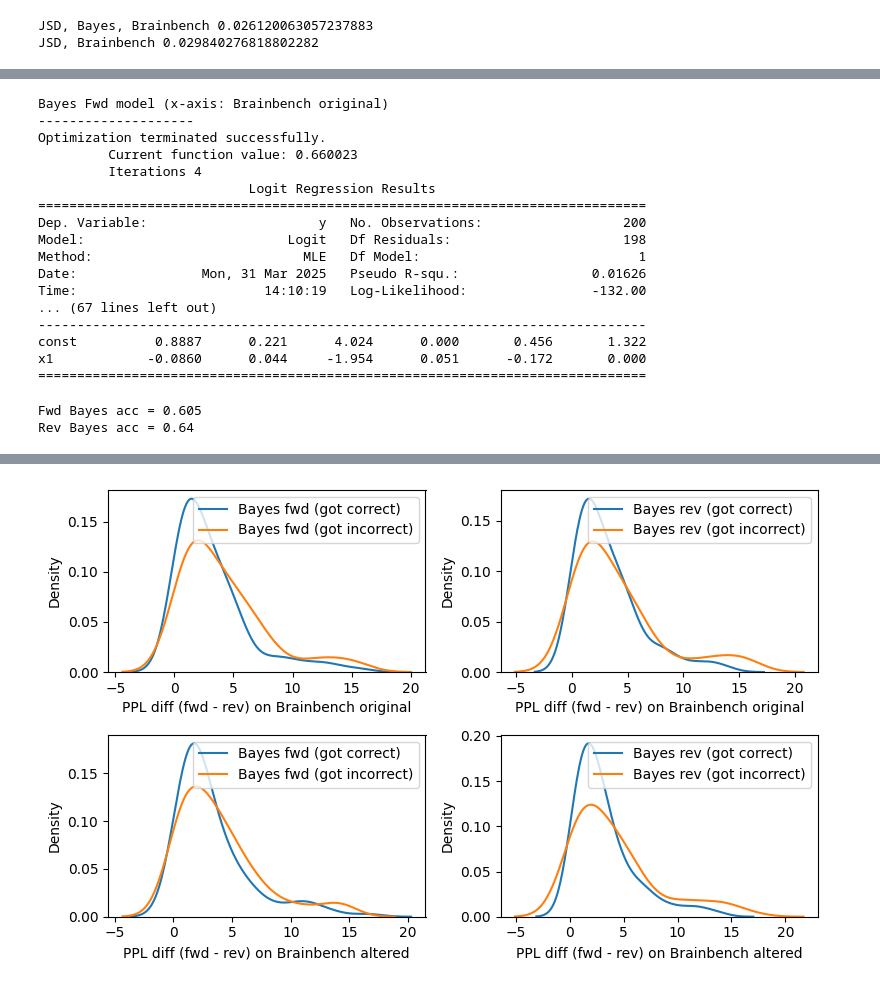
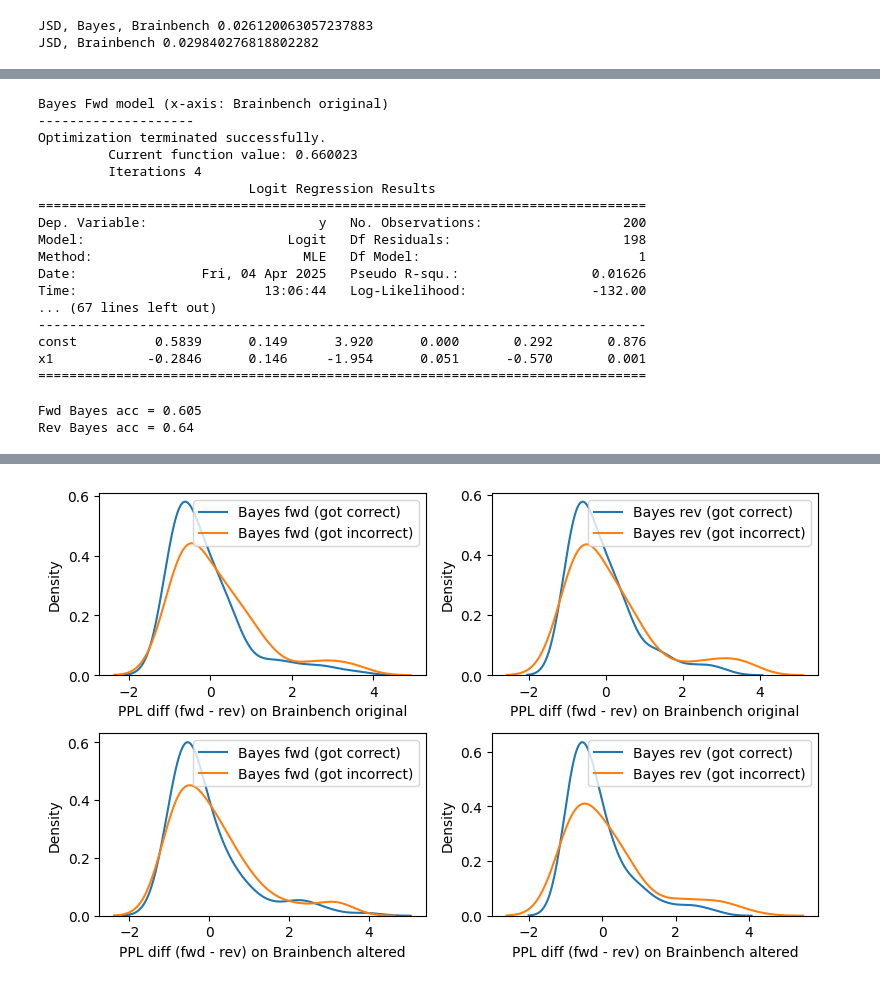
Before and after one commit to braingpt-lovelab/backwards, a Jupyter notebook: analyses/explore_ppl_diff_bayes.ipynb, the cells around one changed output, grey strips where cells are left out. Saved outputs shown, nothing was run; the diff lists cells and outputs as text; code cells hidden in the pictures.

```diff
--- a/analyses/explore_ppl_diff_bayes.ipynb
+++ b/analyses/explore_ppl_diff_bayes.ipynb
@@ -347,3 +369,6 @@ fwd_rev_bayes_brainbench_original_ppl_diff \
     = np.abs(fwd_bayes_brainbench_ppls_original - rev_bayes_brainbench_ppls_original)
 fwd_rev_bayes_brainbench_altered_ppl_diff \
     = np.abs(fwd_bayes_brainbench_ppls_altered - rev_bayes_brainbench_ppls_altered)
+
+# Set normalization to raw differences.
+norm = "z_score"
@@ -350,3 +472,24 @@ fwd_rev_bayes_brainbench_altered_ppl_diff \
+# %%
+if norm == "per_item_mean":
+    fwd_rev_bayes_brainbench_original_ppl_diff_norm = fwd_rev_bayes_brainbench_original_ppl_diff_norm1
+    fwd_rev_bayes_brainbench_altered_ppl_diff_norm = fwd_rev_bayes_brainbench_altered_ppl_diff_norm1
+    fwd_bayes_brainbench_ppls_diff_norm = fwd_bayes_brainbench_ppls_diff_norm1
+    rev_bayes_brainbench_ppls_diff_norm = rev_bayes_brainbench_ppls_diff_norm1
+elif norm == "min_max":
+    fwd_rev_bayes_brainbench_original_ppl_diff_norm = fwd_rev_bayes_brainbench_original_ppl_diff_norm2
+    fwd_rev_bayes_brainbench_altered_ppl_diff_norm = fwd_rev_bayes_brainbench_altered_ppl_diff_norm2
+    fwd_bayes_brainbench_ppls_diff_norm = fwd_bayes_brainbench_ppls_diff_norm2
+    rev_bayes_brainbench_ppls_diff_norm = rev_bayes_brainbench_ppls_diff_norm2
+elif norm == "z_score":
+    fwd_rev_bayes_brainbench_original_ppl_diff_norm = fwd_rev_bayes_brainbench_original_ppl_diff_norm3
+    fwd_rev_bayes_brainbench_altered_ppl_diff_norm = fwd_rev_bayes_brainbench_altered_ppl_diff_norm3
+    fwd_bayes_brainbench_ppls_diff_norm = fwd_bayes_brainbench_ppls_diff_norm3
+    rev_bayes_brainbench_ppls_diff_norm = rev_bayes_brainbench_ppls_diff_norm3
+else:
+    fwd_rev_bayes_brainbench_original_ppl_diff_norm = fwd_rev_bayes_brainbench_original_ppl_diff
+    fwd_rev_bayes_brainbench_altered_ppl_diff_norm = fwd_rev_bayes_brainbench_altered_ppl_diff
+    fwd_bayes_brainbench_ppls_diff_norm = fwd_bayes_brainbench_ppls_diff
+    rev_bayes_brainbench_ppls_diff_norm = rev_bayes_brainbench_ppls_diff
 # %%
 ### Plot 1:
 fig, axes = plt.subplots(2, 2, figsize=(10, 10))
@@ -646,7 +789,7 @@ P-value: 0.0469070085826461
 # %%
 print("\nBayes Fwd model (x-axis: Brainbench original)")
 print("-" * 20)
-x = fwd_rev_bayes_brainbench_original_ppl_diff
+x = fwd_rev_bayes_brainbench_original_ppl_diff_norm
 y = fwd_bayes_brainbench_per_item_correctness
 x = sm.add_constant(x)
 model = sm.Logit(y, x)
@@ -655,7 +798,7 @@ print(result.summary())
 
 print("\nBayes Rev model (x-axis: Brainbench original)")
 print("-" * 20)
-x = fwd_rev_bayes_brainbench_original_ppl_diff
+x = fwd_rev_bayes_brainbench_original_ppl_diff_norm
 y = rev_bayes_brainbench_per_item_correctness
 x = sm.add_constant(x)
 model = sm.Logit(y, x)
@@ -664,7 +807,7 @@ print(result.summary())
 
 print("\nBayes Fwd model (x-axis: Brainbench altered)")
 print("-" * 20)
-x = fwd_rev_bayes_brainbench_altered_ppl_diff
+x = fwd_rev_bayes_brainbench_altered_ppl_diff_norm
 y = fwd_bayes_brainbench_per_item_correctness
 x = sm.add_constant(x)
 model = sm.Logit(y, x)
@@ -673,7 +816,7 @@ print(result.summary())
 
 print("\nBayes Rev model (x-axis: Brainbench altered)")
 print("-" * 20)
-x = fwd_rev_bayes_brainbench_altered_ppl_diff
+x = fwd_rev_bayes_brainbench_altered_ppl_diff_norm
 y = rev_bayes_brainbench_per_item_correctness
 x = sm.add_constant(x)
 model = sm.Logit(y, x)
@@ -690,12 +833,12 @@ Optimization terminated successfully.
 Dep. Variable:                      y   No. Observations:                  200
 Model:                          Logit   Df Residuals:                      198
 Method:                           MLE   Df Model:                            1
-Date:                Mon, 31 Mar 2025   Pseudo R-squ.:                 0.01626
-Time:                        14:10:19   Log-Likelihood:                -132.00
+Date:                Fri, 04 Apr 2025   Pseudo R-squ.:                 0.01626
+Time:                        13:06:44   Log-Likelihood:                -132.00
 ... (67 lines left out)
 ------------------------------------------------------------------------------
-const          0.8887      0.221      4.024      0.000       0.456       1.322
-x1            -0.0860      0.044     -1.954      0.051      -0.172       0.000
+const          0.5839      0.149      3.920      0.000       0.292       0.876
+x1            -0.2846      0.146     -1.954      0.051      -0.570       0.001
 ==============================================================================
 # %%
 fwd_bayes_brainbench_per_item_correctness = _per_item_correctness(fwd_bayes_brainbench_ppls, fwd_bayes_brainbench_labels)
@@ -714,10 +857,10 @@ axes = axes.flatten()
 # two distributions are:
 # i) ppl-diff between fwd and rev models for original brainbench items the fwd model got correct
 # ii) ppl-diff between fwd and rev models for original brainbench items the fwd model got incorrect
-fwd_rev_bayes_brainbench_original_ppl_diff_correct = fwd_rev_bayes_brainbench_original_ppl_diff[
+fwd_rev_bayes_brainbench_original_ppl_diff_correct = fwd_rev_bayes_brainbench_original_ppl_diff_norm[
     fwd_bayes_brainbench_per_item_correctness == 1
 ]
-fwd_rev_bayes_brainbench_original_ppl_diff_incorrect = fwd_rev_bayes_brainbench_original_ppl_diff[
+fwd_rev_bayes_brainbench_original_ppl_diff_incorrect = fwd_rev_bayes_brainbench_original_ppl_diff_norm[
     fwd_bayes_brainbench_per_item_correctness == 0
 ]
 
@@ -747,10 +890,10 @@ print(
 # two distributions are:
 # i) ppl-diff between fwd and rev models for original brainbench items the rev model got correct
 # ii) ppl-diff between fwd and rev models for original brainbench items the rev model got incorrect
-fwd_rev_bayes_brainbench_original_ppl_diff_correct = fwd_rev_bayes_brainbench_original_ppl_diff[
+fwd_rev_bayes_brainbench_original_ppl_diff_correct = fwd_rev_bayes_brainbench_original_ppl_diff_norm[
     rev_bayes_brainbench_per_item_correctness == 1
 ]
-fwd_rev_bayes_brainbench_original_ppl_diff_incorrect = fwd_rev_bayes_brainbench_original_ppl_diff[
+fwd_rev_bayes_brainbench_original_ppl_diff_incorrect = fwd_rev_bayes_brainbench_original_ppl_diff_norm[
     rev_bayes_brainbench_per_item_correctness == 0
 ]
 
@@ -780,10 +923,10 @@ print(
 # two distributions are:
 # i) ppl-diff between fwd and rev models for altered brainbench items the fwd model got correct
 # ii) ppl-diff between fwd and rev models for altered brainbench items the fwd model got incorrect
-fwd_rev_bayes_brainbench_altered_ppl_diff_correct = fwd_rev_bayes_brainbench_altered_ppl_diff[
+fwd_rev_bayes_brainbench_altered_ppl_diff_correct = fwd_rev_bayes_brainbench_altered_ppl_diff_norm[
     fwd_bayes_brainbench_per_item_correctness == 1
 ]
-fwd_rev_bayes_brainbench_altered_ppl_diff_incorrect = fwd_rev_bayes_brainbench_altered_ppl_diff[
+fwd_rev_bayes_brainbench_altered_ppl_diff_incorrect = fwd_rev_bayes_brainbench_altered_ppl_diff_norm[
     fwd_bayes_brainbench_per_item_correctness == 0
 ]
 sns.kdeplot(
@@ -812,10 +955,10 @@ print(
 # two distributions are:
 # i) ppl-diff between fwd and rev models for altered brainbench items the rev model got correct
 # ii) ppl-diff between fwd and rev models for altered brainbench items the rev model got incorrect
-fwd_rev_bayes_brainbench_altered_ppl_diff_correct = fwd_rev_bayes_brainbench_altered_ppl_diff[
+fwd_rev_bayes_brainbench_altered_ppl_diff_correct = fwd_rev_bayes_brainbench_altered_ppl_diff_norm[
     rev_bayes_brainbench_per_item_correctness == 1
 ]
-fwd_rev_bayes_brainbench_altered_ppl_diff_incorrect = fwd_rev_bayes_brainbench_altered_ppl_diff[
+fwd_rev_bayes_brainbench_altered_ppl_diff_incorrect = fwd_rev_bayes_brainbench_altered_ppl_diff_norm[
     rev_bayes_brainbench_per_item_correctness == 0
 ]
 sns.kdeplot(
@@ -851 +992 @@ Bayes Brainbench rev model (altered items) TtestResult(statistic=-1.999631751993
-[figure, old version]
+[figure, new version]
```
Also changed, not shown: parts of 10 cells of this notebook.
